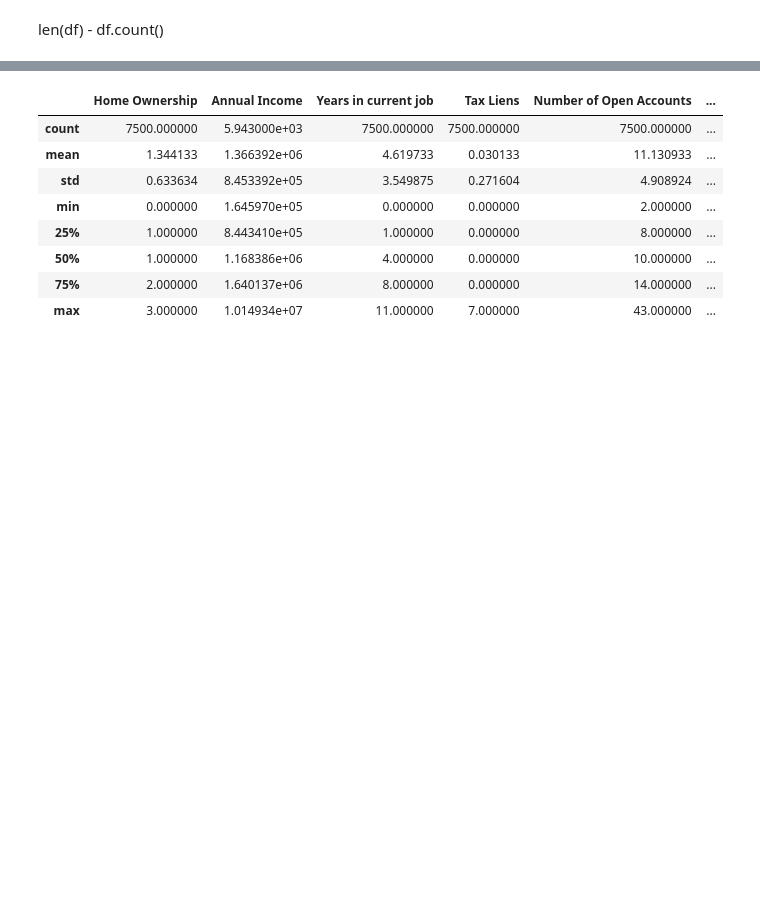
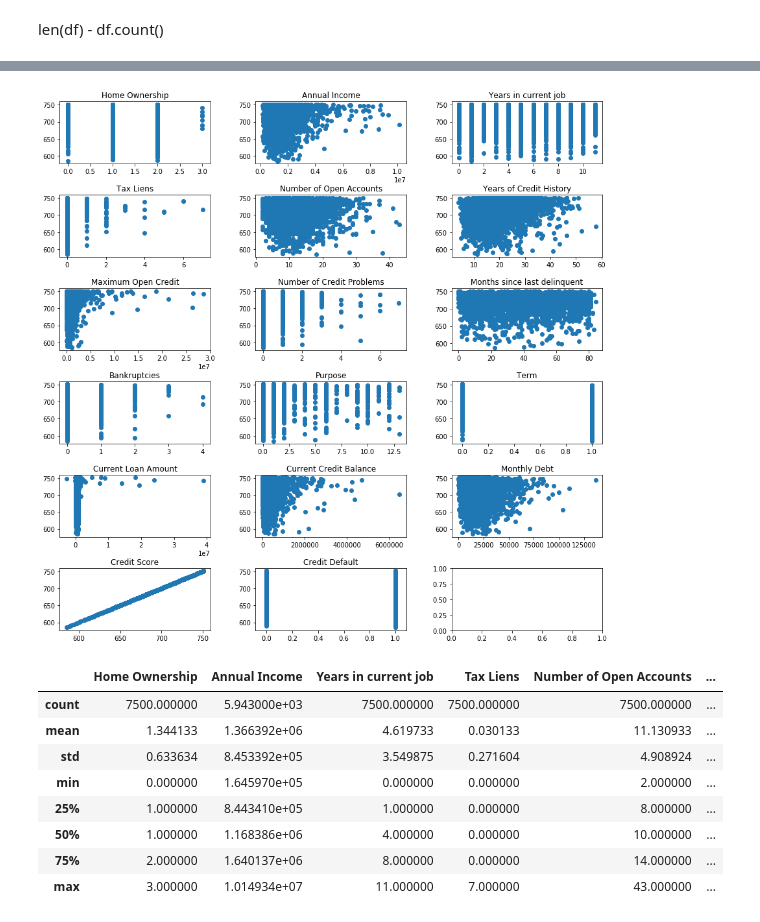
Before and after one commit to Valdert-13/probability-of-performance-by-the-borrower, a Jupyter notebook: project.ipynb, the cells around one changed output, grey strips where cells are left out. Drawn from its saved outputs; the diff is of its cells as text; code cells hidden in the pictures; blank space fills up the shorter version.

```diff
--- a/project.ipynb
+++ b/project.ipynb
@@ -78,6 +88,16 @@ df['Credit Utilization Ratio'] = df['Current Loan Amount'] / (df['Current Loan A
 df['Ratio to income'] =  df['Annual Income'] / (df['Current Loan Amount'] + df['Current Credit Balance'])
 # %%
 df['months of loan repayments'] = df['Current Loan Amount'] / df['Monthly Debt']
+# %%
+fig, ax = plt.subplots(nrows=6, ncols=3)
+ax = ax.flatten()
+for i, j in enumerate(col):
+    ax[i].scatter(df[j], df['Credit Score'])
+    ax[i].set_title(j)
+fig.set_size_inches(15, 15)
+plt.subplots_adjust(wspace=0.3, hspace=0.5)
+# %% [output]
+[figure, added]
 # %%
 df.describe()
 # %% [output]
```
Also changed, not shown: parts of 12 cells of this notebook.
